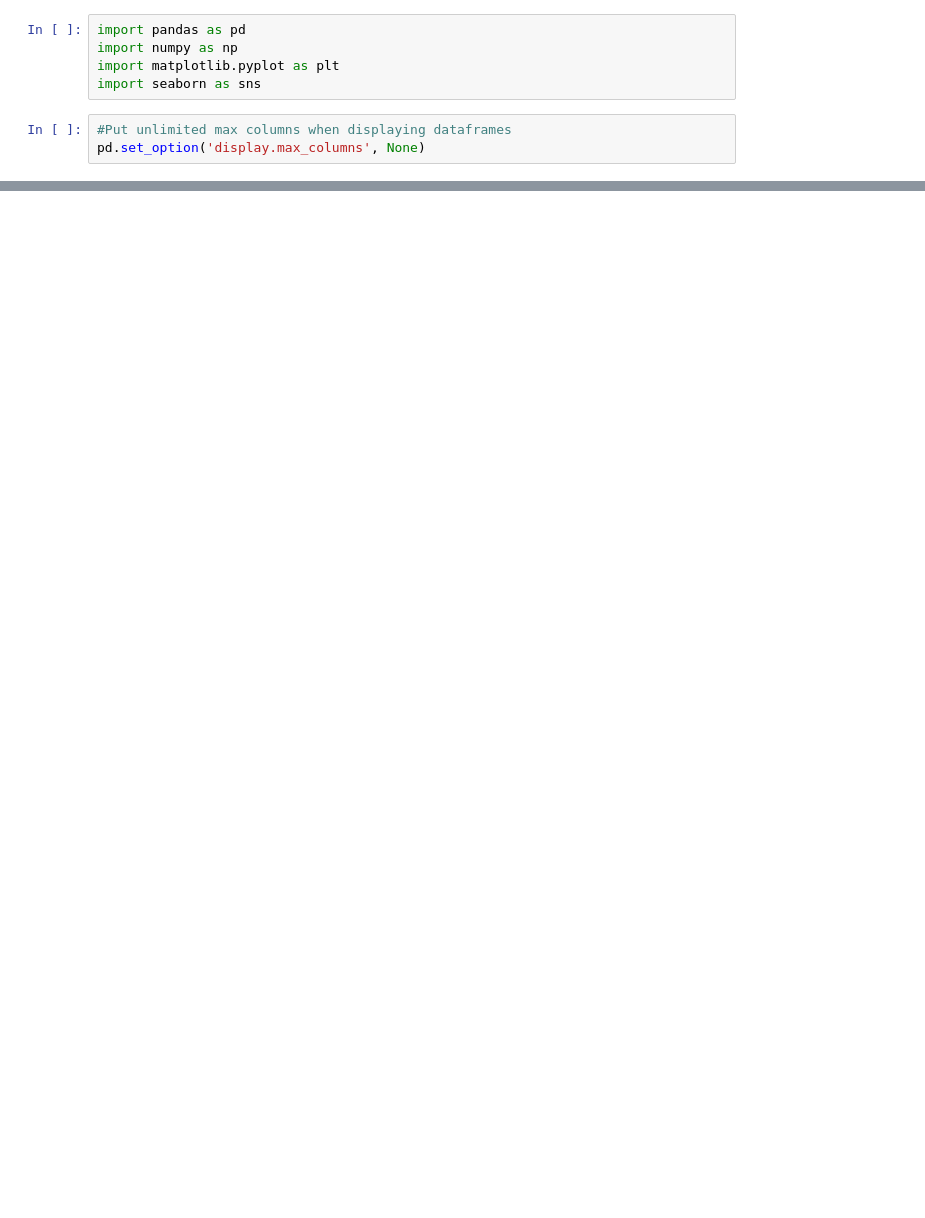
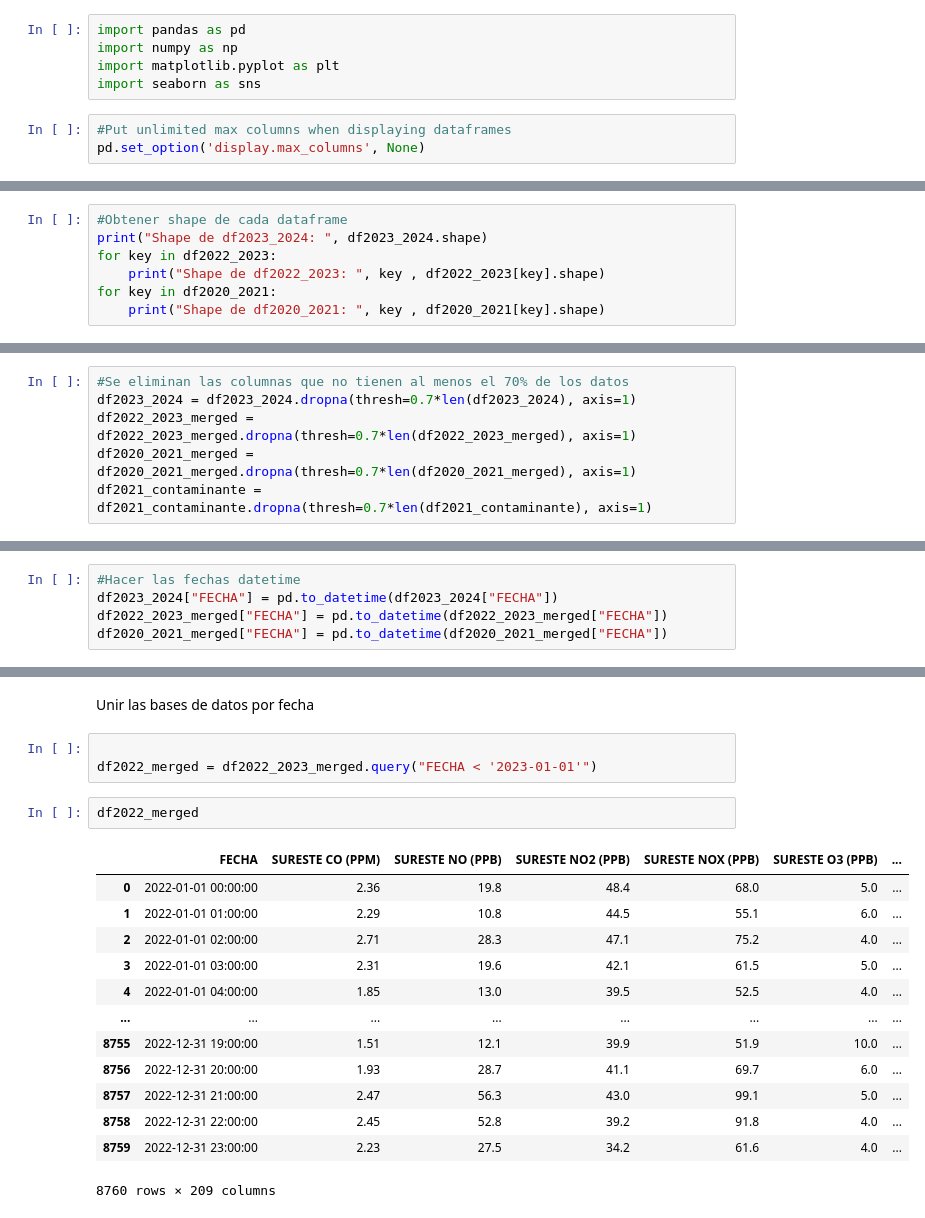
Before and after one commit to Huesoro/Multivariate_Analysis, a Jupyter notebook: DEA.ipynb, the cells around one changed output, grey strips where cells are left out. Cells and saved outputs as stored; diff of their text form; blank space fills up the shorter version.

```diff
--- a/DEA.ipynb
+++ b/DEA.ipynb
@@ -62,0 +16,7 @@ df2023_2024.dropna(thresh=df2023_2024.shape[0]*0.7, axis=1, inplace=True)
+# %%
+#Obtener shape de cada dataframe
+print("Shape de df2023_2024: ", df2023_2024.shape)
+for key in df2022_2023:
+    print("Shape de df2022_2023: ", key , df2022_2023[key].shape)
+for key in df2020_2021:
+    print("Shape de df2020_2021: ", key , df2020_2021[key].shape)
@@ -432,0 +226,6 @@ df2020
+# %%
+#Se eliminan las columnas que no tienen al menos el 70% de los datos
+df2023_2024 = df2023_2024.dropna(thresh=0.7*len(df2023_2024), axis=1)
+df2022_2023_merged = df2022_2023_merged.dropna(thresh=0.7*len(df2022_2023_merged), axis=1)
+df2020_2021_merged = df2020_2021_merged.dropna(thresh=0.7*len(df2020_2021_merged), axis=1)
+df2021_contaminante = df2021_contaminante.dropna(thresh=0.7*len(df2021_contaminante), axis=1)
@@ -432,0 +241,5 @@ df2020
+# %%
+#Hacer las fechas datetime
+df2023_2024["FECHA"] = pd.to_datetime(df2023_2024["FECHA"])
+df2022_2023_merged["FECHA"] = pd.to_datetime(df2022_2023_merged["FECHA"])
+df2020_2021_merged["FECHA"] = pd.to_datetime(df2020_2021_merged["FECHA"])
@@ -432,0 +262,21 @@ df2020
+# %% [markdown]
+Unir las bases de datos por fecha
+# %%
+
+df2022_merged = df2022_2023_merged.query("FECHA < '2023-01-01'")
+# %%
+df2022_merged
+# %% [output]
+|  | FECHA | SURESTE CO (PPM) | SURESTE NO (PPB) | SURESTE NO2 (PPB) | SURESTE NOX (PPB) | SURESTE O3 (PPB) | ... |
+| 0 | 2022-01-01 00:00:00 | 2.36 | 19.8 | 48.4 | 68.0 | 5.0 | ... |
+| 1 | 2022-01-01 01:00:00 | 2.29 | 10.8 | 44.5 | 55.1 | 6.0 | ... |
+| 2 | 2022-01-01 02:00:00 | 2.71 | 28.3 | 47.1 | 75.2 | 4.0 | ... |
+| 3 | 2022-01-01 03:00:00 | 2.31 | 19.6 | 42.1 | 61.5 | 5.0 | ... |
+| 4 | 2022-01-01 04:00:00 | 1.85 | 13.0 | 39.5 | 52.5 | 4.0 | ... |
+| ... | ... | ... | ... | ... | ... | ... | ... |
+| 8755 | 2022-12-31 19:00:00 | 1.51 | 12.1 | 39.9 | 51.9 | 10.0 | ... |
+| 8756 | 2022-12-31 20:00:00 | 1.93 | 28.7 | 41.1 | 69.7 | 6.0 | ... |
+| 8757 | 2022-12-31 21:00:00 | 2.47 | 56.3 | 43.0 | 99.1 | 5.0 | ... |
+| 8758 | 2022-12-31 22:00:00 | 2.45 | 52.8 | 39.2 | 91.8 | 4.0 | ... |
+| 8759 | 2022-12-31 23:00:00 | 2.23 | 27.5 | 34.2 | 61.6 | 4.0 | ... |
+8760 rows × 209 columns
```
Also changed, not shown: parts of 70 cells of this notebook.
